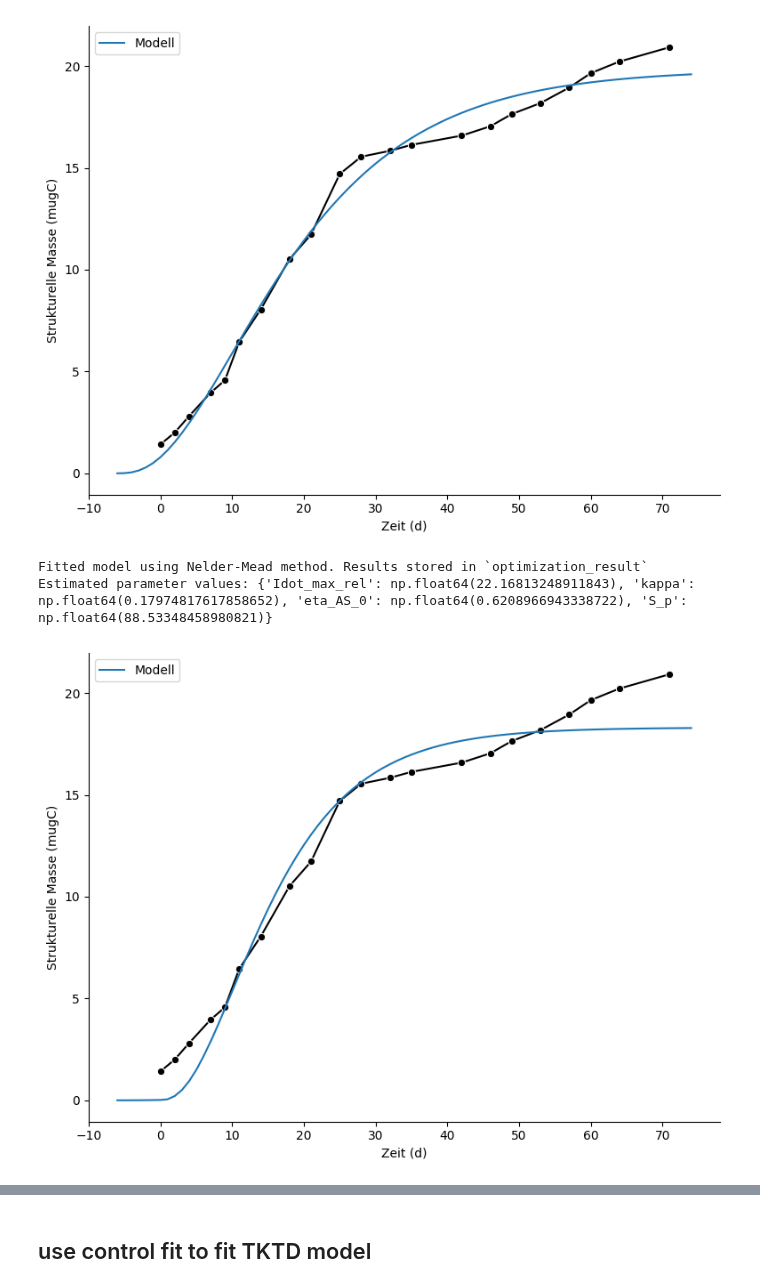
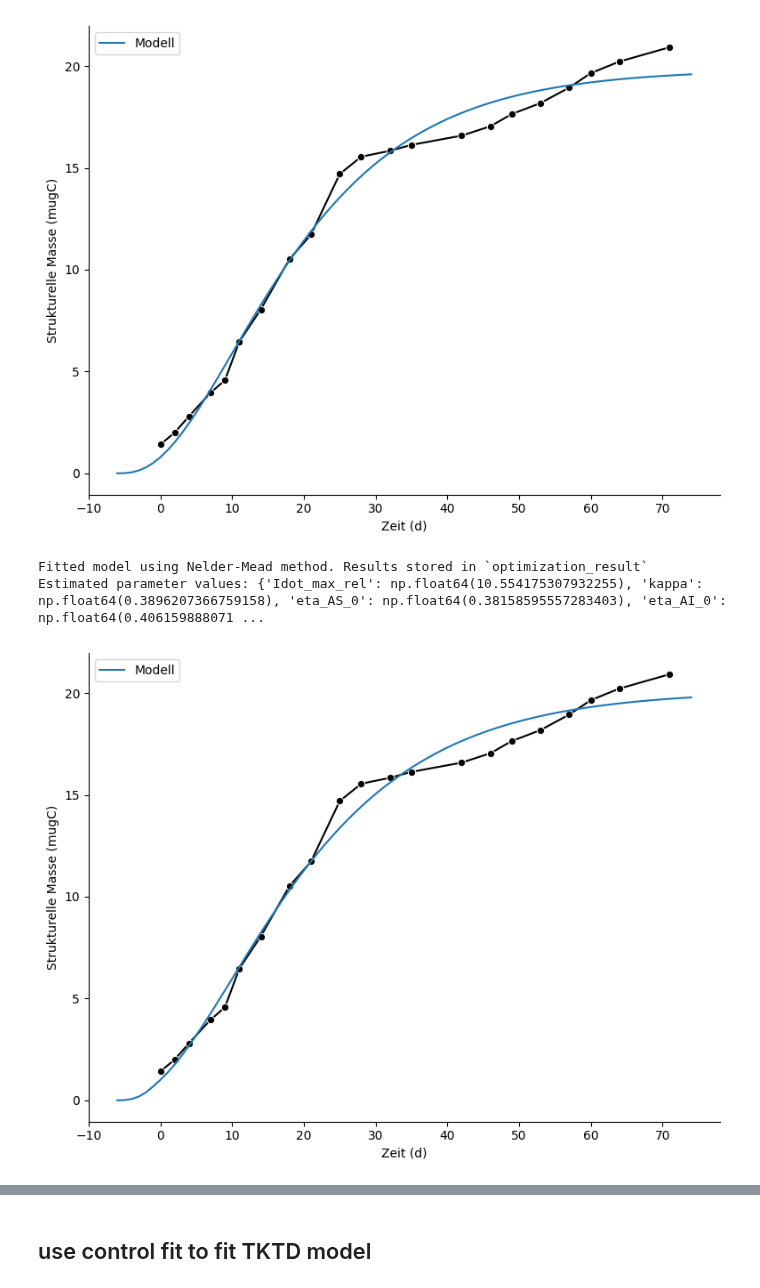
Before and after one commit to fzeitner/mempyDEB, a Jupyter notebook: folsomia_project/folsomia_cadmium_project.ipynb, the cells around one changed output, grey strips where cells are left out. Cells and saved outputs as stored; diff of their text form; code cells hidden in the pictures.

```diff
--- a/folsomia_project/folsomia_cadmium_project.ipynb
+++ b/folsomia_project/folsomia_cadmium_project.ipynb
@@ -111,11 +111,11 @@ def define_simulator_4params(f: ModelFit):
         zoom_factor_theta = S_max_theta / S_MAX_REFERENCE # zoom factor auf basis von theta
 
         # diese Parameter skalieren mit der neuen maximalen Größe
-
+        """
         p.spc['Idot_max_rel_emb'] *= zoom_factor_theta**(1/3)
         p.spc['X_emb_int'] *= zoom_factor_theta
         #p.spc['S_p'] *= zoom_factor_theta
-
+        """
         with warnings.catch_warnings():
             warnings.simplefilter('ignore')
             prediction = simulate_DEBBase(p).assign(
@@ -130,7 +130,6 @@ def fit_model_4params():
     """
     DEB-Modellkalibrierung mit 4 Parametern.
     """
-
     # Definition des ModelFit - Objektes wie zuvor
 
     f = setup_modelfit()
@@ -141,38 +140,39 @@ def fit_model_4params():
         'Idot_max_rel' : f.defaultparams.spc['Idot_max_rel'],
         'kappa' : f.defaultparams.spc['kappa'],
         'eta_AS_0' : f.defaultparams.spc['eta_AS_0'],
-        'S_p' : 100. # geschätzter Anfangswert auf Basis der Abbildung
+        'eta_AI_0' : f.defaultparams.spc['eta_IA_0']
+
     }
 
     f.run_optimization()
 
     print(f"Estimated parameter values: {f.p_opt}")
 
     # simulate optimized parameters,
 
     p = deepcopy(f.defaultparams)
     p.spc.update(f.p_opt)
 
     sim_opt = f.simulator(p.spc)
 
     # plot data + retrodiction
 
     fig, ax = plot_data(f.data)
 
     sns.lineplot(sim_opt, x = 't_day', y = 'S', ax = ax, label = "Modell")
     #sns.lineplot(sim_opt, x = 't_day', y = 'cum_repro', ax = ax[1])
 
     ax.legend()
 
     return f
 
 f_4params = fit_model_4params()
 
 control_fitted_params = f_4params.p_opt
 # %% [output]
 Fitted model using Nelder-Mead method. Results stored in `optimization_result`
-Estimated parameter values: {'Idot_max_rel': np.float64(22.16813248911843), 'kappa': np.float64(0.17974817617858652), 'eta_AS_0': np.float64(0.6208966943338722), 'S_p': np.float64(88.53348458980821)}
+Estimated parameter values: {'Idot_max_rel': np.float64(10.554175307932255), 'kappa': np.float64(0.3896207366759158), 'eta_AS_0': np.float64(0.38158595557283403), 'eta_AI_0': np.float64(0.406159888071 ...
-[figure, old version]
+[figure, new version]
 # %%
 control_fitted_params
 # %% [output]
```
Also changed, not shown: parts of 2 cells of this notebook, 2 other files.
